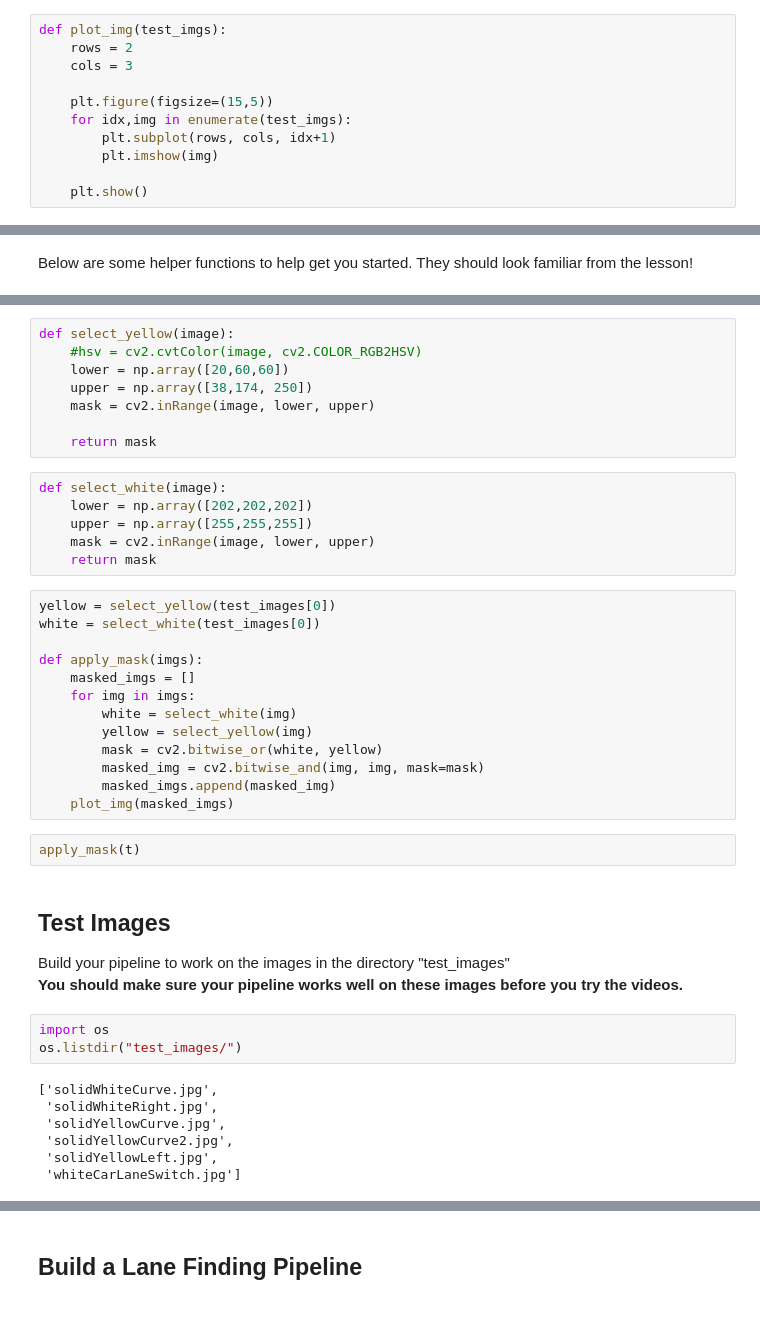
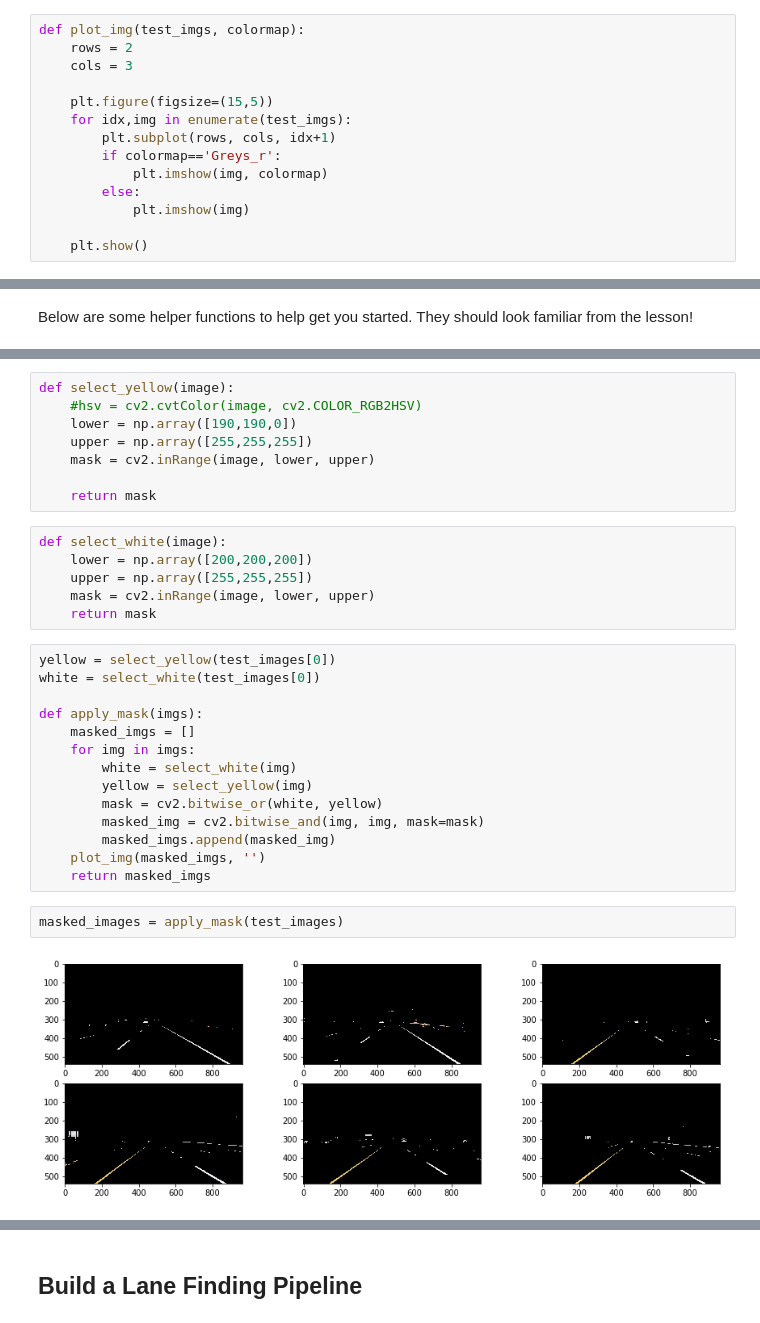
Before and after one commit to matrix-revolution/CarND-LaneLines-P1, a Jupyter notebook: P1.ipynb, the cells around one changed output, grey strips where cells are left out. Saved outputs shown, nothing was run; the diff lists cells and outputs as text.

```diff
--- a/P1.ipynb
+++ b/P1.ipynb
@@ -62,13 +62,16 @@ This image is: <class 'numpy.ndarray'> with dimensions: (540, 960, 3)
 <matplotlib.image.AxesImage at 0x...>
 [figure]
 # %%
-def plot_img(test_imgs):
+def plot_img(test_imgs, colormap):
     rows = 2
     cols = 3
 
     plt.figure(figsize=(15,5))
     for idx,img in enumerate(test_imgs):
         plt.subplot(rows, cols, idx+1)
-        plt.imshow(img)
+        if colormap=='Greys_r':
+            plt.imshow(img, colormap)
+        else:
+            plt.imshow(img)
 
     plt.show()
@@ -198,14 +209,14 @@ def weighted_img(img, initial_img, α=0.8, β=1., γ=0.):
 # %%
 def select_yellow(image):
     #hsv = cv2.cvtColor(image, cv2.COLOR_RGB2HSV)
-    lower = np.array([20,60,60])
-    upper = np.array([38,174, 250])
+    lower = np.array([190,190,0])
+    upper = np.array([255,255,255])
     mask = cv2.inRange(image, lower, upper)
 
     return mask
 # %%
 def select_white(image):
-    lower = np.array([202,202,202])
+    lower = np.array([200,200,200])
     upper = np.array([255,255,255])
     mask = cv2.inRange(image, lower, upper)
     return mask
@@ -221,21 +232,9 @@ def apply_mask(imgs):
         mask = cv2.bitwise_or(white, yellow)
         masked_img = cv2.bitwise_and(img, img, mask=mask)
         masked_imgs.append(masked_img)
-    plot_img(masked_imgs)
+    plot_img(masked_imgs, '')
+    return masked_imgs
-# %%
-apply_mask(t)
-# %% [markdown]
-## Test Images
-
-Build your pipeline to work on the images in the directory "test_images"
-**You should make sure your pipeline works well on these images before you try the videos.**
-# %%
-import os
-os.listdir("test_images/")
-# %% [output]
-['solidWhiteCurve.jpg',
- 'solidWhiteRight.jpg',
- 'solidYellowCurve.jpg',
- 'solidYellowCurve2.jpg',
- 'solidYellowLeft.jpg',
- 'whiteCarLaneSwitch.jpg']
+# %%
+masked_images = apply_mask(test_images)
+# %% [output]
+[figure, added]
```
Also changed, not shown: parts of 28 cells of this notebook, 5 other files.
